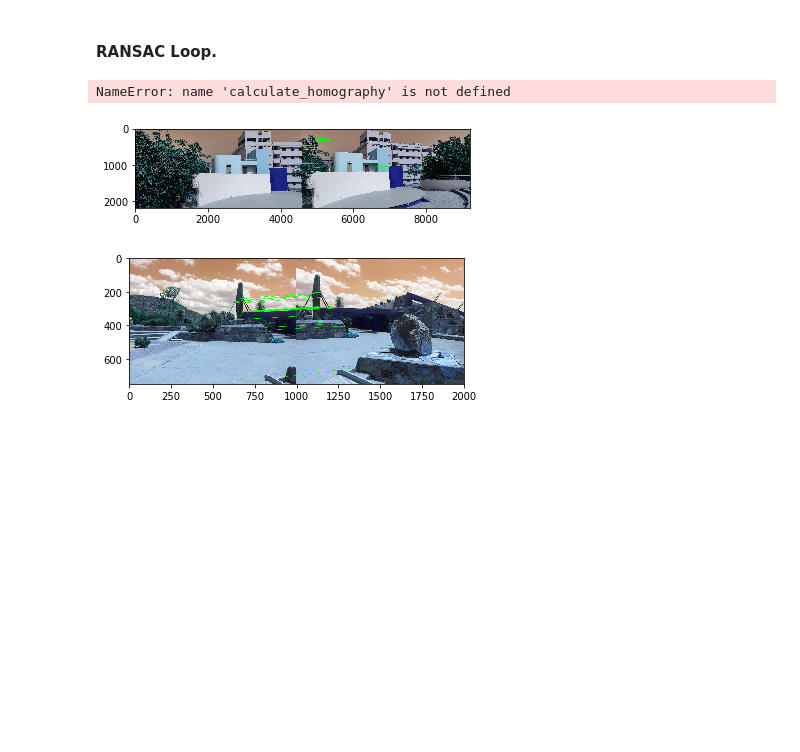
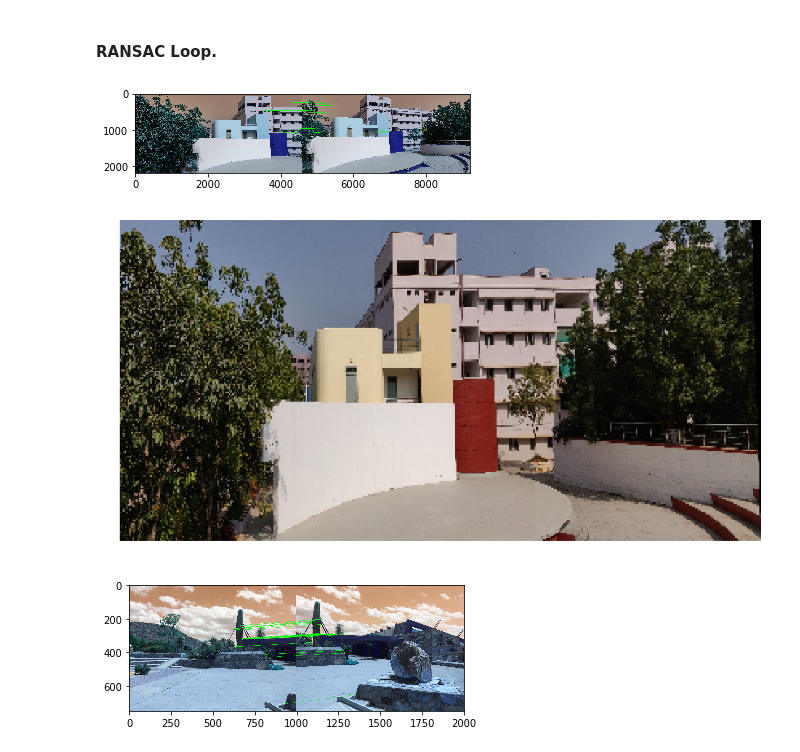
Before and after one commit to BonJovi1/Image-Mosaicing, a Jupyter notebook: code.ipynb, the cells around one changed output. Saved outputs shown, nothing was run; the diff lists cells and outputs as text; code cells hidden in the pictures; blank space fills up the shorter version.

```diff
--- a/code.ipynb
+++ b/code.ipynb
@@ -192,23 +192,25 @@ def remove_black(final_img):
 # %%
 # Load images
 img_list = []
 img_list.append(img1)
 img_list.append(img2)
 
 M = get_transformation(img_list)
 final_img = stitching(img_list,M)
 final_img = remove_black(final_img)
 
-cv2.imwrite('final_img_1.png', final_img)
+final_img = cv2.cvtColor(final_img, cv2.COLOR_BGR2RGB)
+
+cv2.imwrite('final_img_amphi.png', final_img)
 
 final_img = cv2.resize(final_img,(400,200))
 fig = plt.figure(figsize=(16,16))
 plt.imshow(final_img)
 plt.axis('off')
 plt.show()
 # %% [output]
-NameError: name 'calculate_homography' is not defined
 [figure]
+[figure, added]
 # %%
 # Load images
 lol1 = cv2.imread('./images/image_mosaicing/img3_1.png')
```
Also changed, not shown: 2 other files.
